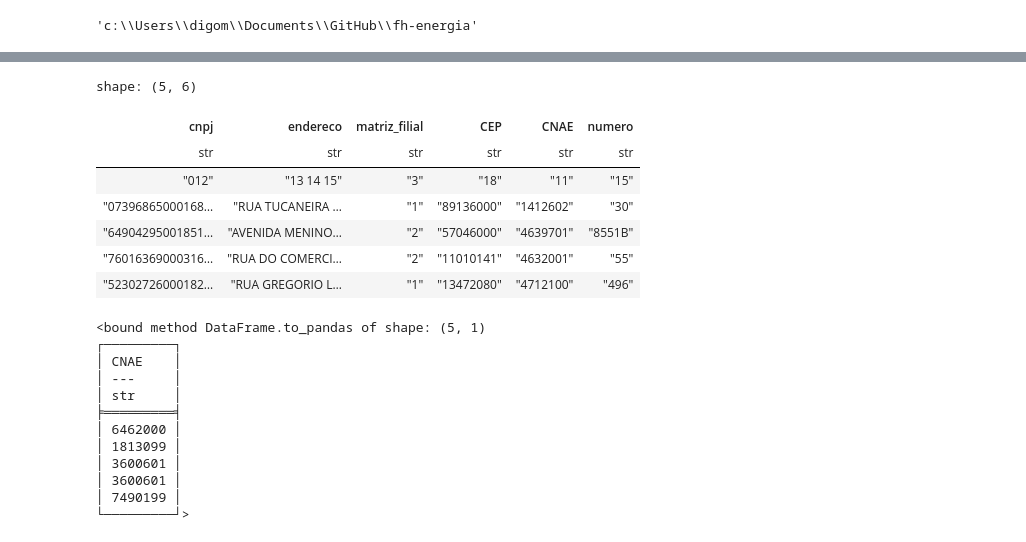
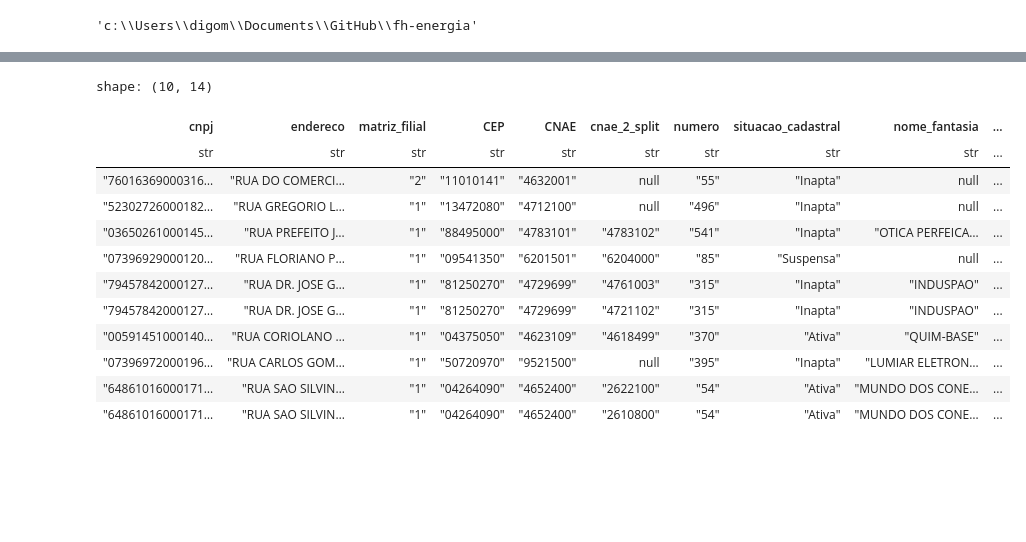
Before and after one commit to rmmaf/fh-energia, a Jupyter notebook: energia.ipynb, the cells around one changed output, grey strips where cells are left out. Drawn from its saved outputs; the diff is of its cells as text; code cells hidden in the pictures; blank space fills up the shorter version.

```diff
--- a/energia.ipynb
+++ b/energia.ipynb
@@ -17,5 +20,9 @@ df_cnpj
 # %%
-df_cnpj = df_cnpj.select('column_1', 'column_2', 'column_3', 'column_4',  'column_12', 'column_14', 'column_15', 'column_16', 'column_19')
+situ_dict = {'01': 'Nula', '02': 'Ativa', '03': 'Suspensa', '04': 'Inapta', '08': 'Baixada'}
+
+df_cnpj = df_cnpj.select('column_1', 'column_2', 'column_3', 'column_4', 'column_5', 'column_6',
+                         'column_11',  'column_12', 'column_13',
+                          'column_14', 'column_15', 'column_16', 'column_19', 'column_20', 'column_21')
 df_cnpj = df_cnpj.with_columns(pl.concat_str(
         [
             pl.col("column_1"),
@@ -31,20 +38,35 @@ df_cnpj = df_cnpj.with_columns(pl.concat_str(
             pl.col("column_16"),
         ],
         separator=" ",
-    ).alias('endereco'))\
-            .rename({'column_4': 'matriz_filial', 'column_19': 'CEP', 'column_12':'CNAE', 'column_16': 'numero'})\
-            .select(['cnpj', 'endereco', 'matriz_filial', 'CEP','CNAE', 'numero'])
+    ).alias('endereco'),
+    pl.col('column_6').replace(situ_dict).alias('situacao_cadastral'))\
+            .rename({'column_4': 'matriz_filial',  'column_19': 'CEP', 'column_12':'CNAE', 'column_13':'CNAE_2', 'column_16': 'numero', 'column_5': 'nome_fantasia',
+                     'column_20': 'UF', 'column_21': 'municipio', 'column_11':'CNPJ_DAT_CON'})\
+            .with_columns(cnae_2_split=pl.col("CNAE_2").str.split(","))\
+            .with_columns(pl.col('CNPJ_DAT_CON').str.to_date('%Y%m%d').alias('CNPJ_DAT_CON'))\
+            .with_columns(
+                          pl.col('CNPJ_DAT_CON').dt.month().alias('CNPJ_DAT_CON_M'),
+                          pl.col('CNPJ_DAT_CON').dt.year().alias('CNPJ_DAT_CON_Y'))\
+            .explode('cnae_2_split')\
+            .select(['cnpj', 'endereco', 'matriz_filial', 'CEP','CNAE', 'cnae_2_split', 'numero', 'situacao_cadastral',
+                     'nome_fantasia', 'UF', 'municipio', 'CNPJ_DAT_CON', 'CNPJ_DAT_CON_M', 'CNPJ_DAT_CON_Y'])\
+            .filter(pl.col('situacao_cadastral').is_in(['Ativa', 'Suspensa', 'Inapta']))
 # %%
-df_cnpj.head().collect()
+df_cnpj.head(10).collect()
 # %% [output]
-shape: (5, 6)
+shape: (10, 14)
-| cnpj | endereco | matriz_filial | CEP | CNAE | numero |
-| str | str | str | str | str | str |
-| "012" | "13 14 15" | "3" | "18" | "11" | "15" |
-| "07396865000168… | "RUA TUCANEIRA … | "1" | "89136000" | "1412602" | "30" |
-| "64904295001851… | "AVENIDA MENINO… | "2" | "57046000" | "4639701" | "8551B" |
-| "76016369000316… | "RUA DO COMERCI… | "2" | "11010141" | "4632001" | "55" |
-| "52302726000182… | "RUA GREGORIO L… | "1" | "13472080" | "4712100" | "496" |
+| cnpj | endereco | matriz_filial | CEP | CNAE | cnae_2_split | numero | situacao_cadastral | nome_fantasia | ... |
+| str | str | str | str | str | str | str | str | str | ... |
+| "76016369000316… | "RUA DO COMERCI… | "2" | "11010141" | "4632001" | null | "55" | "Inapta" | null | ... |
+| "52302726000182… | "RUA GREGORIO L… | "1" | "13472080" | "4712100" | null | "496" | "Inapta" | null | ... |
+| "03650261000145… | "RUA PREFEITO J… | "1" | "88495000" | "4783101" | "4783102" | "541" | "Inapta" | "OTICA PERFEICA… | ... |
+| "07396929000120… | "RUA FLORIANO P… | "1" | "09541350" | "6201501" | "6204000" | "85" | "Suspensa" | null | ... |
+| "79457842000127… | "RUA DR. JOSE G… | "1" | "81250270" | "4729699" | "4761003" | "315" | "Inapta" | "INDUSPAO" | ... |
+| "79457842000127… | "RUA DR. JOSE G… | "1" | "81250270" | "4729699" | "4721102" | "315" | "Inapta" | "INDUSPAO" | ... |
+| "00591451000140… | "RUA CORIOLANO … | "1" | "04375050" | "4623109" | "4618499" | "370" | "Ativa" | "QUIM-BASE" | ... |
+| "07396972000196… | "RUA CARLOS GOM… | "1" | "50720970" | "9521500" | null | "395" | "Inapta" | "LUMIAR ELETRON… | ... |
+| "64861016000171… | "RUA SAO SILVIN… | "1" | "04264090" | "4652400" | "2622100" | "54" | "Ativa" | "MUNDO DOS CONE… | ... |
+| "64861016000171… | "RUA SAO SILVIN… | "1" | "04264090" | "4652400" | "2610800" | "54" | "Ativa" | "MUNDO DOS CONE… | ... |
 # %%
 df_bdgd = pl.scan_csv('data/bdgd/ucmt_pj.csv', separator=";", encoding='utf8-lossy', infer_schema_length=0)
 df_bdgd = df_bdgd.with_columns(pl.col('CEP').str.replace('\.', '').str.replace('-', '').alias('CEP'),
@@ -52,16 +78,0 @@ df_bdgd = df_bdgd.with_columns(pl.col('CEP').str.replace('\.', '').str.replace('
-# %%
-
-df_bdgd.select('CNAE').head().collect().to_pandas
-# %% [output]
-<bound method DataFrame.to_pandas of shape: (5, 1)
-┌─────────┐
-│ CNAE    │
-│ ---     │
-│ str     │
-╞═════════╡
-│ 6462000 │
-│ 1813099 │
-│ 3600601 │
-│ 3600601 │
-│ 7490199 │
-└─────────┘>
```
Also changed, not shown: parts of 39 cells of this notebook, 10 other files.
